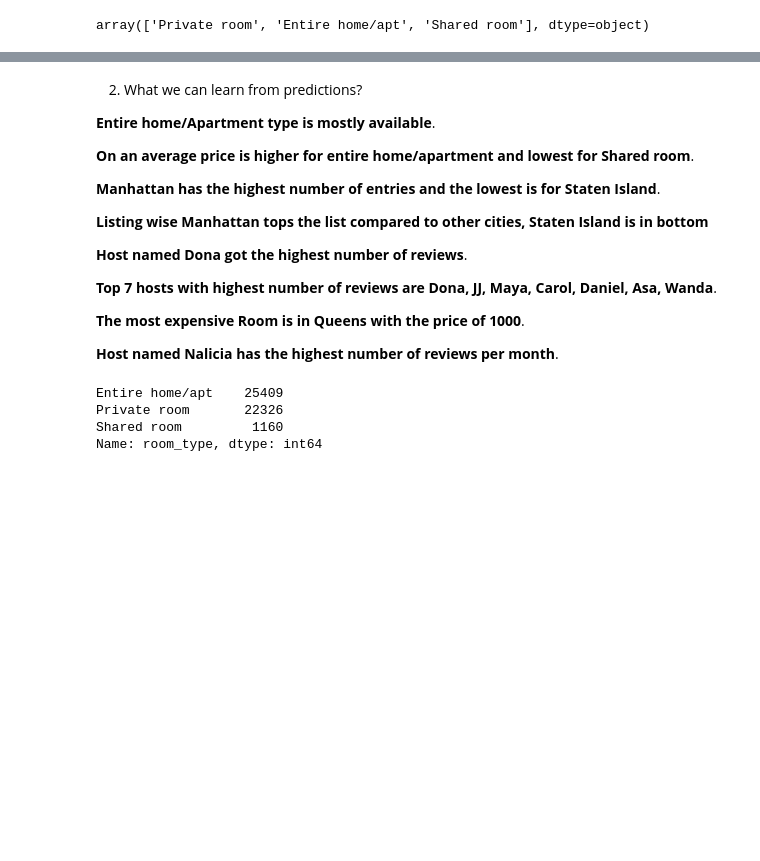
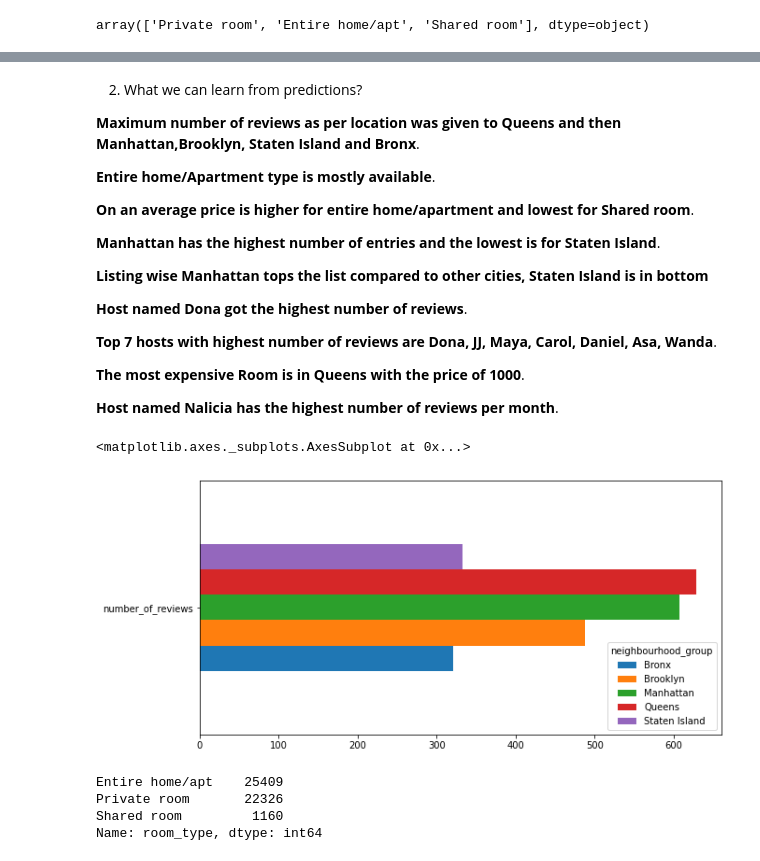
Before and after one commit to mnimno/Airbnb-data-analyst123, a Jupyter notebook: EDA_Capstone_Airbnb_Bookings_Analysis_Colab_Notebook.ipynb, the cells around one changed output, grey strips where cells are left out. Saved outputs shown, nothing was run; the diff lists cells and outputs as text; code cells hidden in the pictures; blank space fills up the shorter version.

```diff
--- a/EDA_Capstone_Airbnb_Bookings_Analysis_Colab_Notebook.ipynb
+++ b/EDA_Capstone_Airbnb_Bookings_Analysis_Colab_Notebook.ipynb
@@ -29,7 +29,7 @@ Mounted at /content/drive
 # New Section
 # %%
 #Reading the Data set using read_csv function.
-file_path = '/Airbnb NYC 2019 (2).csv'
+file_path = '/content/Airbnb NYC 2019 (2).csv'
 df = pd.read_csv(file_path)
 # %%
 #Analysing the dataframe using df.head() function.
@@ -338,5 +320,7 @@ Df_Final.head()
 # %% [markdown]
 2. What we can learn from predictions?
+
+ **Maximum number of reviews as per location was given to Queens and then Manhattan,Brooklyn, Staten Island and Bronx**.
 
  **Entire home/Apartment type is mostly available**.
 
@@ -353,6 +337,12 @@ Df_Final.head()
  **The most expensive Room is in Queens with the price of 1000**.
 
  **Host named Nalicia has the highest number of reviews per month**.
+# %%
+#Finding neighbourhood groups with highest reviews.
+Df_Final.groupby('neighbourhood_group')[['number_of_reviews']].max().T.plot(kind='barh', figsize=(10,5))
+# %% [output]
+<matplotlib.axes._subplots.AxesSubplot at 0x...>
+[figure, added]
 # %%
 #Assigning a new variable to find out which rooms were mostly available.
 Differentroom_types = Df_Final.room_type.value_counts().sort_values(ascending=False).head(10)
```
Also changed, not shown: parts of 4 cells of this notebook.
